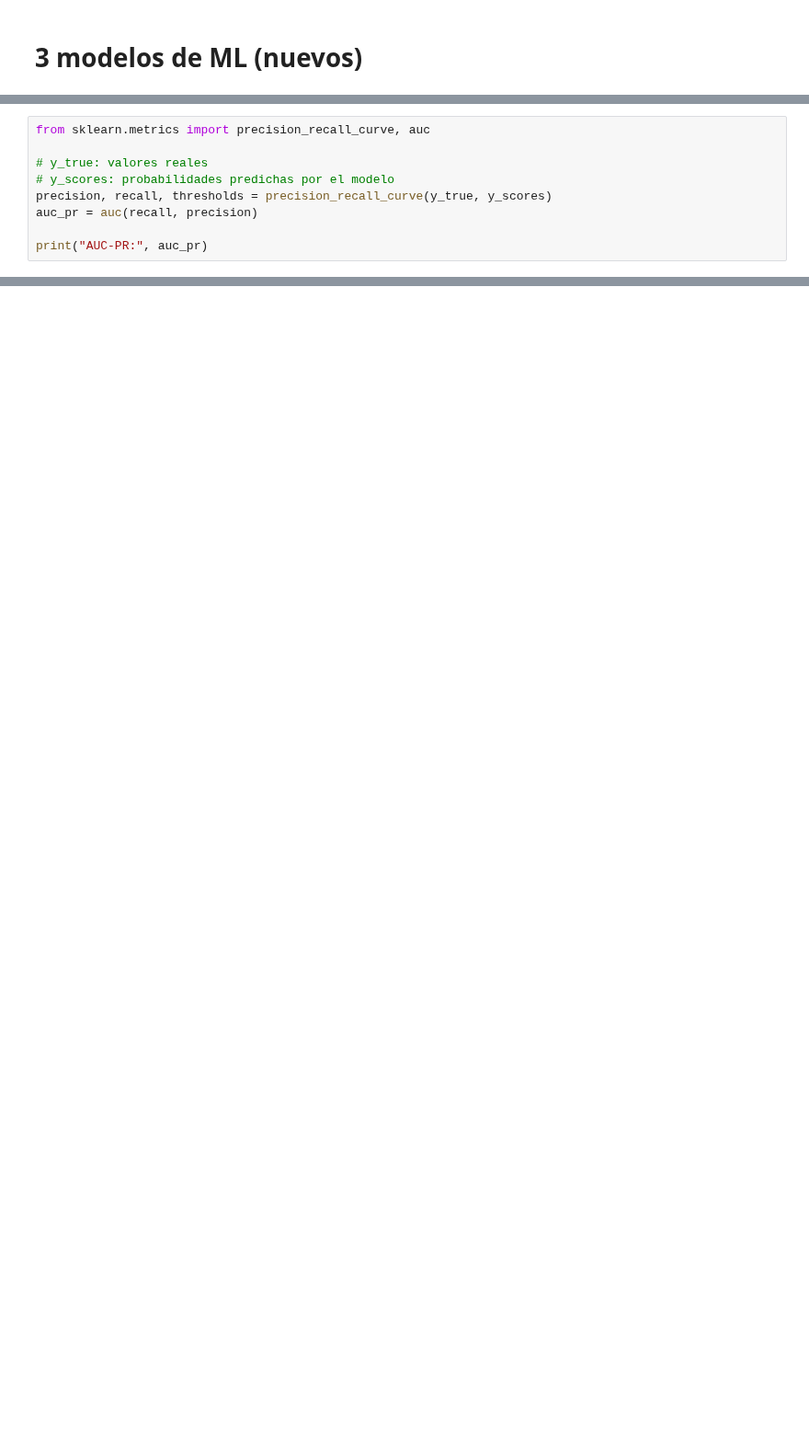
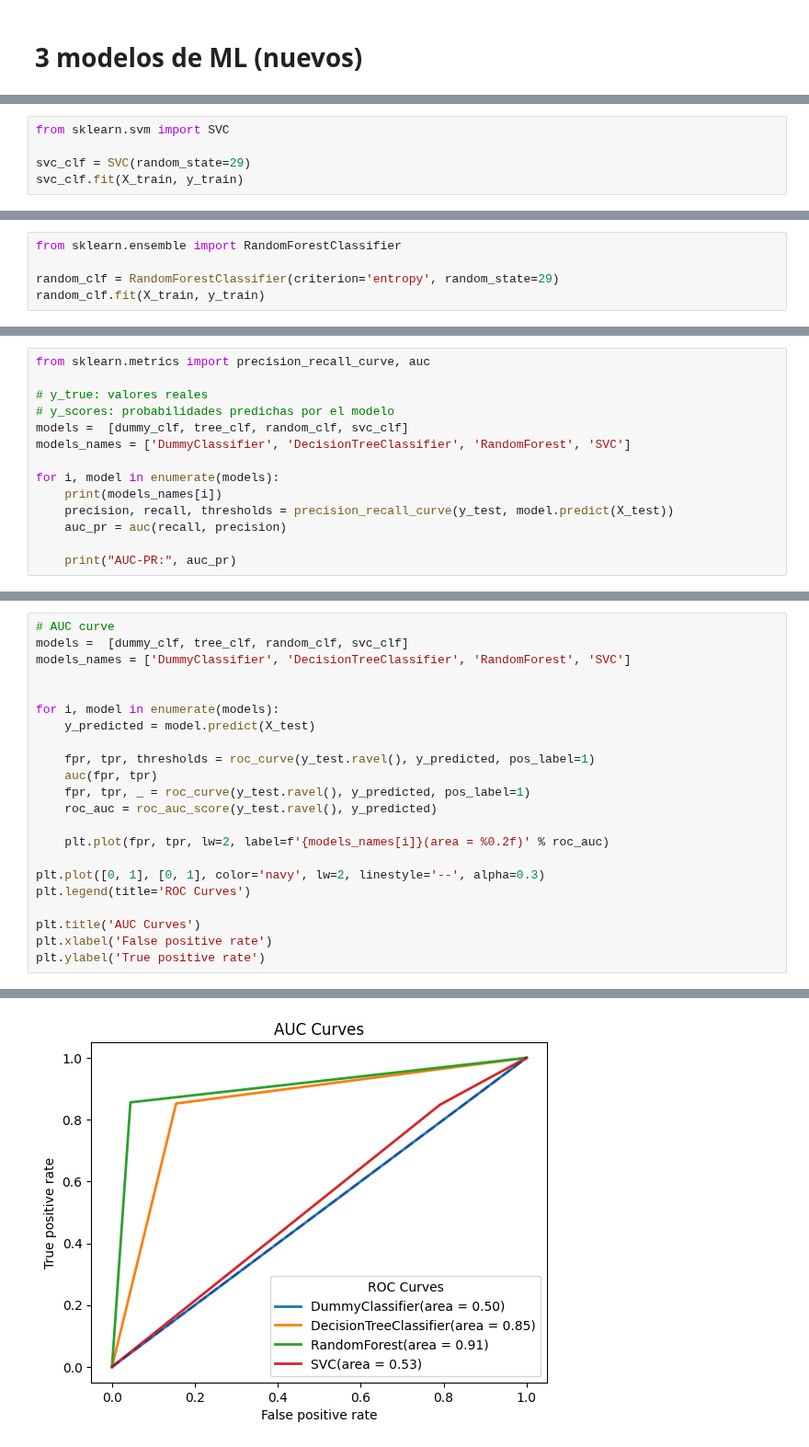
Before and after one commit to carinunez/Labs_MDS, a Jupyter notebook: proyecto_lab/project.ipynb, the cells around one changed output, grey strips where cells are left out. Shown at 92% size. Saved outputs shown, nothing was run; the diff lists cells and outputs as text; blank space fills up the shorter version.

```diff
--- a/proyecto_lab/project.ipynb
+++ b/proyecto_lab/project.ipynb
@@ -481,0 +769,5 @@ Además, se recomienda realizar un análisis preliminar de interpretabilidad sob
+# %%
+from sklearn.svm import SVC
+
+svc_clf = SVC(random_state=29)
+svc_clf.fit(X_train, y_train)
@@ -481,0 +791,5 @@ Además, se recomienda realizar un análisis preliminar de interpretabilidad sob
+# %%
+from sklearn.ensemble import RandomForestClassifier
+
+random_clf = RandomForestClassifier(criterion='entropy', random_state=29)
+random_clf.fit(X_train, y_train)
@@ -484,7 +816,12 @@ from sklearn.metrics import precision_recall_curve, auc
 
 # y_true: valores reales
 # y_scores: probabilidades predichas por el modelo
-precision, recall, thresholds = precision_recall_curve(y_true, y_scores)
-auc_pr = auc(recall, precision)
+models =  [dummy_clf, tree_clf, random_clf, svc_clf]
+models_names = ['DummyClassifier', 'DecisionTreeClassifier', 'RandomForest', 'SVC']
 
-print("AUC-PR:", auc_pr)
+for i, model in enumerate(models):
+    print(models_names[i])
+    precision, recall, thresholds = precision_recall_curve(y_test, model.predict(X_test))
+    auc_pr = auc(recall, precision)
+
+    print("AUC-PR:", auc_pr)
@@ -490,0 +837,23 @@ print("AUC-PR:", auc_pr)
+# %%
+# AUC curve
+models =  [dummy_clf, tree_clf, random_clf, svc_clf]
+models_names = ['DummyClassifier', 'DecisionTreeClassifier', 'RandomForest', 'SVC']
+
+
+for i, model in enumerate(models):
+    y_predicted = model.predict(X_test)
+
+    fpr, tpr, thresholds = roc_curve(y_test.ravel(), y_predicted, pos_label=1)
+    auc(fpr, tpr)
+    fpr, tpr, _ = roc_curve(y_test.ravel(), y_predicted, pos_label=1)
+    roc_auc = roc_auc_score(y_test.ravel(), y_predicted)
+
+    plt.plot(fpr, tpr, lw=2, label=f'{models_names[i]}(area = %0.2f)' % roc_auc)
+
+plt.plot([0, 1], [0, 1], color='navy', lw=2, linestyle='--', alpha=0.3)
+plt.legend(title='ROC Curves')
+
+plt.title('AUC Curves')
+plt.xlabel('False positive rate')
+plt.ylabel('True positive rate')
+# %% [output]
@@ -490,0 +861 @@ print("AUC-PR:", auc_pr)
+[figure, added]
```
Also changed, not shown: parts of 59 cells of this notebook.
